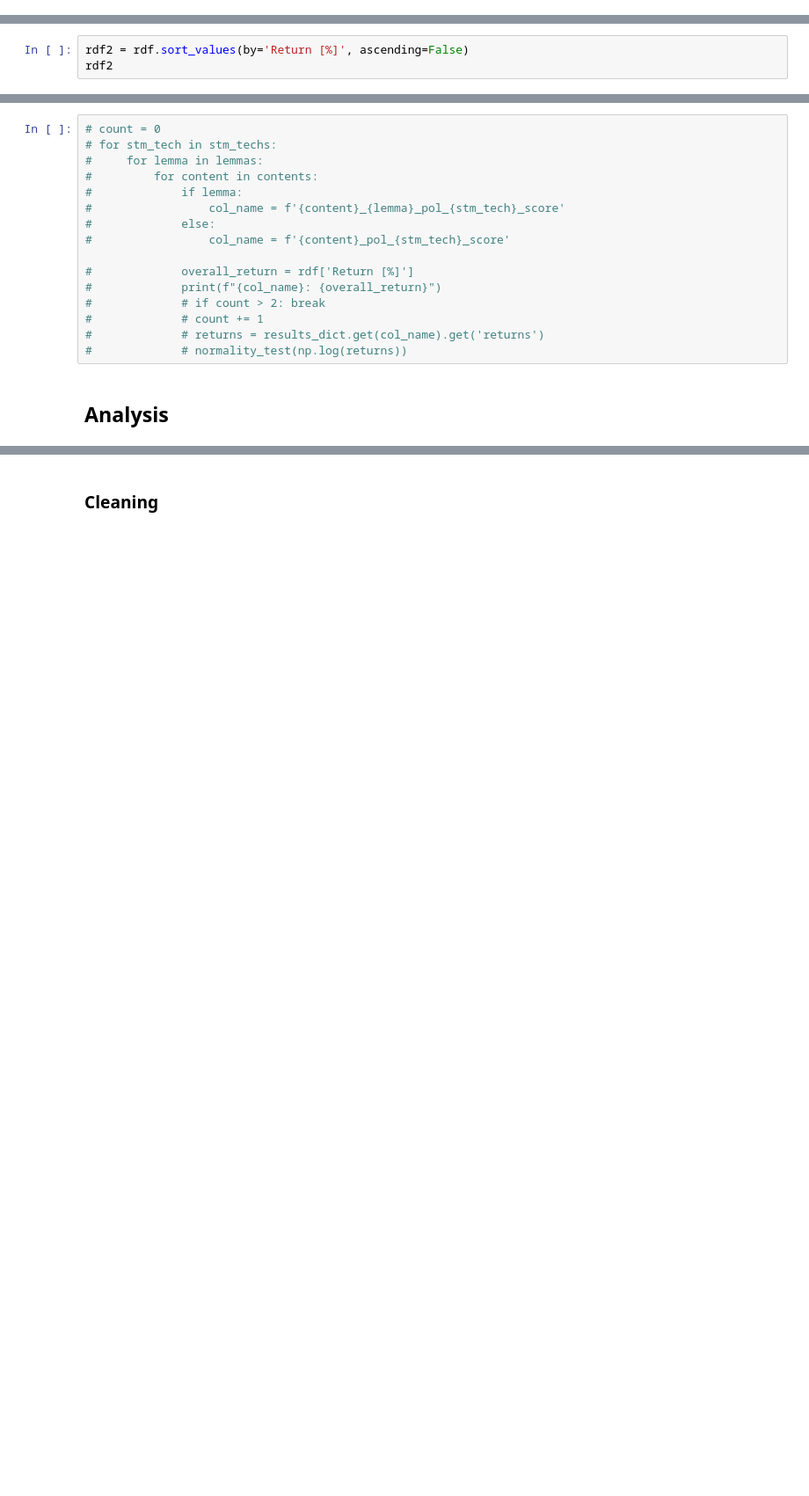
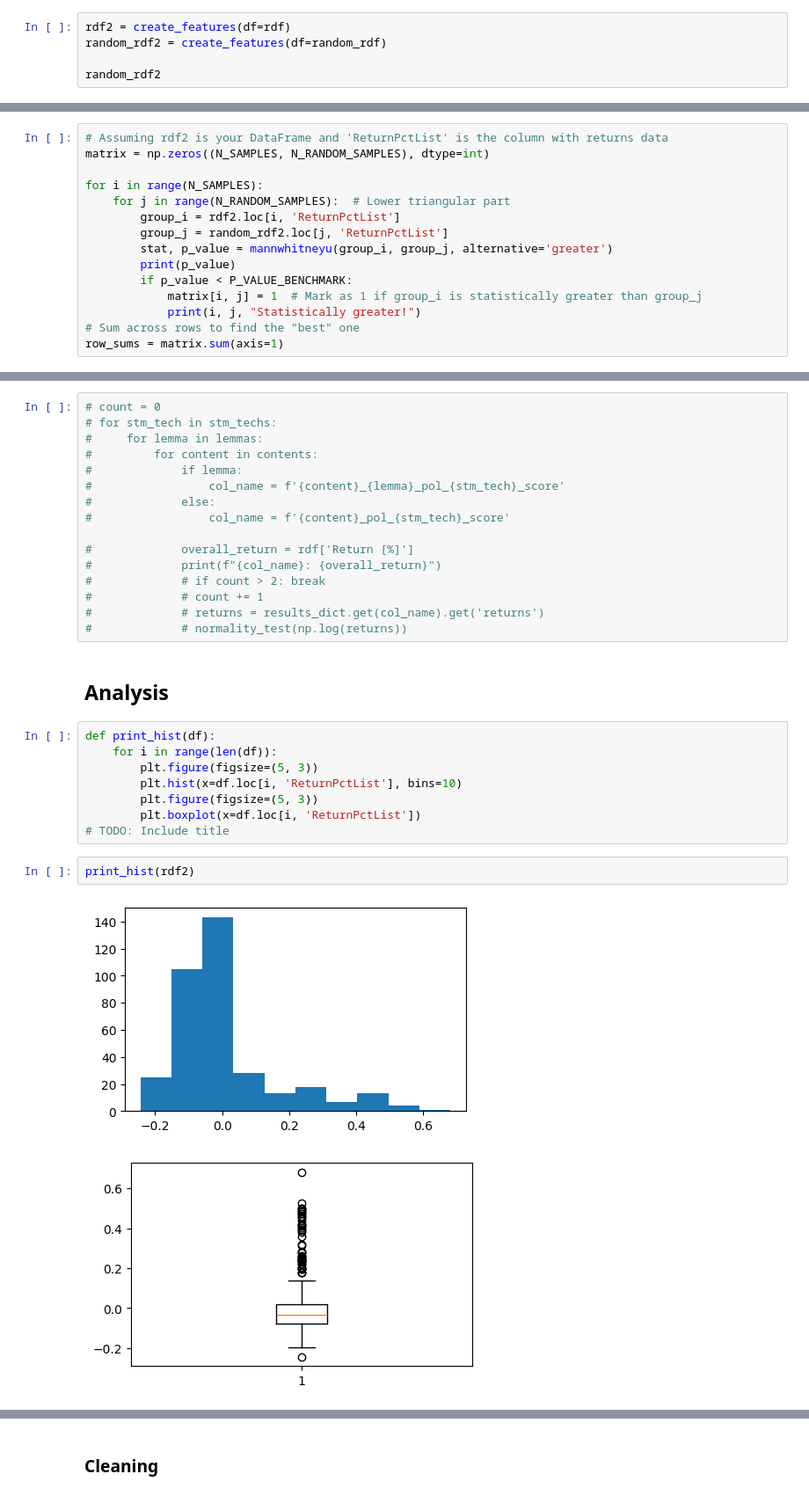
Before and after one commit to yiqwan/stock-forecast-with-sentiment, a Jupyter notebook: notebooks/trading.ipynb, the cells around one changed output, grey strips where cells are left out. Shown: that part at 88% size. Cells and saved outputs as stored; diff of their text form; blank space fills up the shorter version.

Commit message:
Added randomStrat, analysis
Random strategy to compare with strategies using stm scores, bootstrap F stat, K-S test, histogram plotting etc.

```diff
--- a/notebooks/trading.ipynb
+++ b/notebooks/trading.ipynb
@@ -616,0 +765,5 @@ rdf[rdf['f1_score'] > 0.6]
+# %%
+rdf2 = create_features(df=rdf)
+random_rdf2 = create_features(df=random_rdf)
+
+random_rdf2
@@ -648,3 +809,0 @@ print(len(rdf[rdf['Win Rate [%]'] > 50]))
-# %%
-rdf2 = rdf.sort_values(by='Return [%]', ascending=False)
-rdf2
@@ -650,0 +922,15 @@ rdf2
+# %%
+# Assuming rdf2 is your DataFrame and 'ReturnPctList' is the column with returns data
+matrix = np.zeros((N_SAMPLES, N_RANDOM_SAMPLES), dtype=int)
+
+for i in range(N_SAMPLES):
+    for j in range(N_RANDOM_SAMPLES):  # Lower triangular part
+        group_i = rdf2.loc[i, 'ReturnPctList']
+        group_j = random_rdf2.loc[j, 'ReturnPctList']
+        stat, p_value = mannwhitneyu(group_i, group_j, alternative='greater')
+        print(p_value)
+        if p_value < P_VALUE_BENCHMARK:
+            matrix[i, j] = 1  # Mark as 1 if group_i is statistically greater than group_j
+            print(i, j, "Statistically greater!")
+# Sum across rows to find the "best" one
+row_sums = matrix.sum(axis=1)
@@ -666,3 +972,16 @@ rdf2
 #             # normality_test(np.log(returns))
 # %% [markdown]
 ## Analysis
+# %%
+def print_hist(df):
+    for i in range(len(df)):
+        plt.figure(figsize=(5, 3))
+        plt.hist(x=df.loc[i, 'ReturnPctList'], bins=10)
+        plt.figure(figsize=(5, 3))
+        plt.boxplot(x=df.loc[i, 'ReturnPctList'])
+# TODO: Include title
+# %%
+print_hist(rdf2)
+# %% [output]
+[figure, added]
+[figure, added]
```
Also changed, not shown: parts of 39 cells of this notebook.
